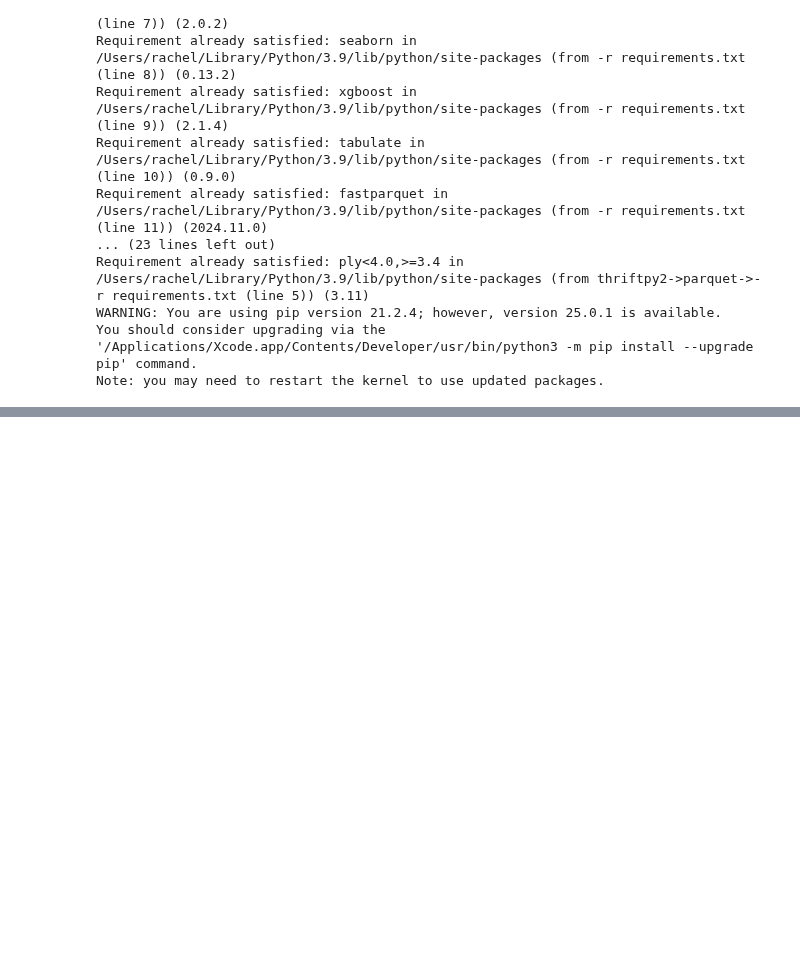
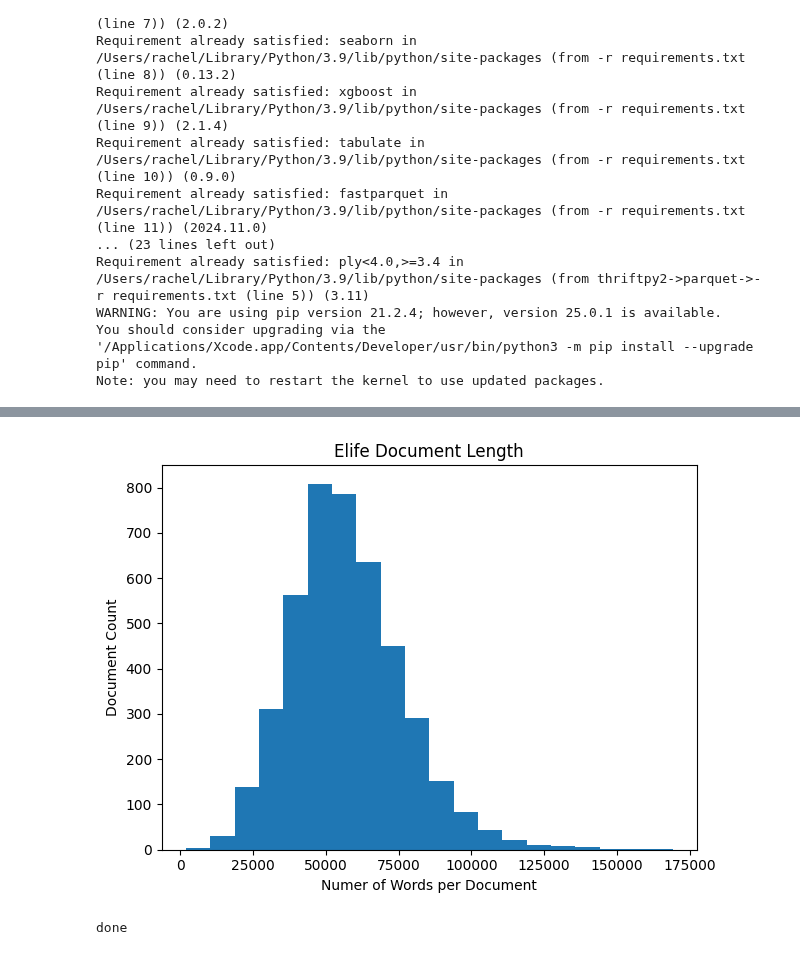
Before and after one commit to michael-pollack/573Project, a Jupyter notebook: project.ipynb, the cells around one changed output, grey strips where cells are left out. Saved outputs shown, nothing was run; the diff lists cells and outputs as text; code cells hidden in the pictures; blank space fills up the shorter version.

```diff
--- a/project.ipynb
+++ b/project.ipynb
@@ -130,0 +175,4 @@ df_plos_train_3.head(5)
+# %%
+#listifies contents in articl column
+articles_list = df_elife_train.article.tolist()
+print(len(articles_list))
@@ -130,0 +246,23 @@ df_plos_train_3.head(5)
+# %%
+elife_doc_lengths = []
+
+for doc in articles_list:
+    elife_doc_lengths.append(len(doc))
+# %%
+n_bins = 20
+fig, axs = plt.subplots(1, sharey=True, tight_layout=True)
+axs.hist(elife_doc_lengths, bins=n_bins)
+axs.set_title("Elife Document Length");
+axs.set_xlabel('Numer of Words per Document');
+axs.set_ylabel("Document Count");
+# %% [output]
+[figure, added]
+# %%
+#run data through data cleaning function
+
+clean_corpus = []
+for doc in articles_list:
+    clean_corpus.append(data_cleaner(doc))
+print("done")
+# %% [output]
+done
```
Also changed, not shown: parts of 17 cells of this notebook.
